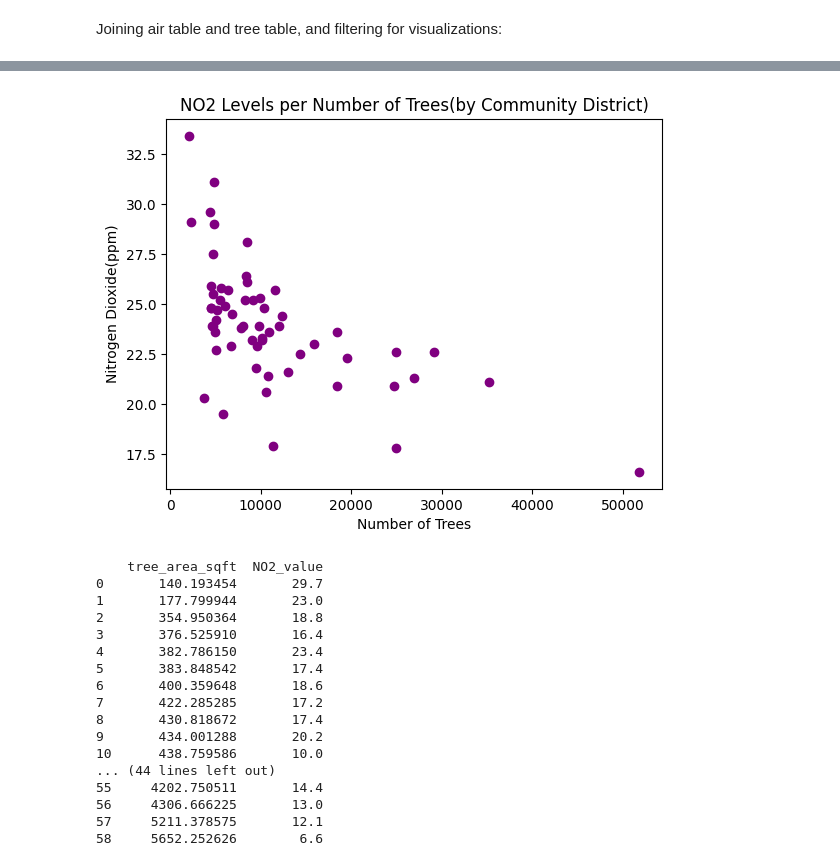
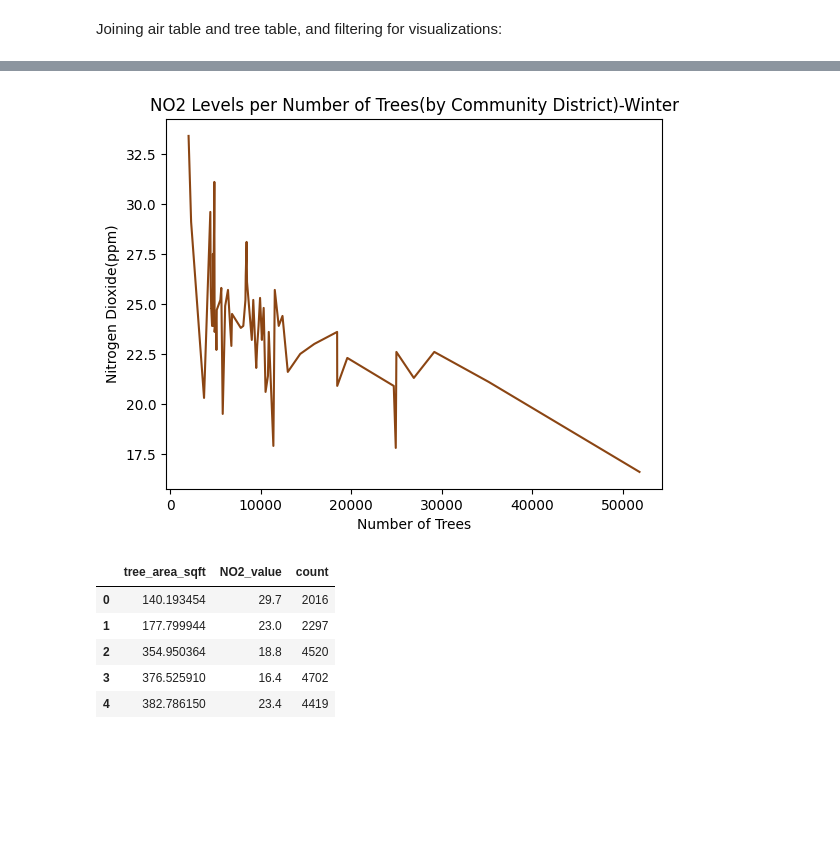
Before and after one commit to Angela-Rene/Trees_in_NYC, a Jupyter notebook: sql_and_plots.ipynb, the cells around one changed output, grey strips where cells are left out. Saved outputs shown, nothing was run; the diff lists cells and outputs as text; code cells hidden in the pictures; blank space fills up the shorter version.

```diff
--- a/sql_and_plots.ipynb
+++ b/sql_and_plots.ipynb
@@ -277,8 +224,8 @@ plt.show()
-# %%
-plt.scatter(viz_winter['count'], viz_winter['NO2_value'], color='purple')
-plt.title('NO2 Levels per Number of Trees(by Community District)')
-plt.xlabel('Number of Trees')
-plt.ylabel('Nitrogen Dioxide(ppm)')
-plt.show()
-# %% [output]
-[figure, removed]
+# %%
+plt.plot(viz_winter['count'], viz_winter['NO2_value'], color='#8B4513')
+plt.title('NO2 Levels per Number of Trees(by Community District)-Winter')
+plt.xlabel('Number of Trees')
+plt.ylabel('Nitrogen Dioxide(ppm)')
+plt.show()
+# %% [output]
+[figure, added]
@@ -285,6 +249,7 @@ plt.show()
 # %%
 tree_area_total = pd.read_sql_query(("""
-                           SELECT (tree.tree_count * ((tree.dbh_mean * 2 * 3.14159) / 576)) AS tree_area_sqft, air.Data_Value AS NO2_value
+                           SELECT (tree.tree_count * ((tree.dbh_mean * 2 * 3.14159) / 576)) AS tree_area_sqft, air.Data_Value AS NO2_value,
+                           tree.tree_count AS count
                            FROM air
                            LEFT JOIN tree
                            ON air.Geo_Join_ID = tree.cb_num
@@ -292,22 +257,11 @@ tree_area_total = pd.read_sql_query(("""
                            air.Name = 'Nitrogen dioxide (NO2)'
                            ORDER BY tree_area_sqft ASC;
                            """), conn)
-print(tree_area_total)
+tree_area_total.head()
 # %% [output]
-    tree_area_sqft  NO2_value
-0       140.193454       29.7
-1       177.799944       23.0
-2       354.950364       18.8
-3       376.525910       16.4
-4       382.786150       23.4
-5       383.848542       17.4
-6       400.359648       18.6
-7       422.285285       17.2
-8       430.818672       17.4
-9       434.001288       20.2
-10      438.759586       10.0
-... (44 lines left out)
-55     4202.750511       14.4
-56     4306.666225       13.0
-57     5211.378575       12.1
-58     5652.252626        6.6
+|  | tree_area_sqft | NO2_value | count |
+| 0 | 140.193454 | 29.7 | 2016 |
+| 1 | 177.799944 | 23.0 | 2297 |
+| 2 | 354.950364 | 18.8 | 4520 |
+| 3 | 376.525910 | 16.4 | 4702 |
+| 4 | 382.786150 | 23.4 | 4419 |
```
Also changed, not shown: parts of 20 cells of this notebook, 4 other files.
